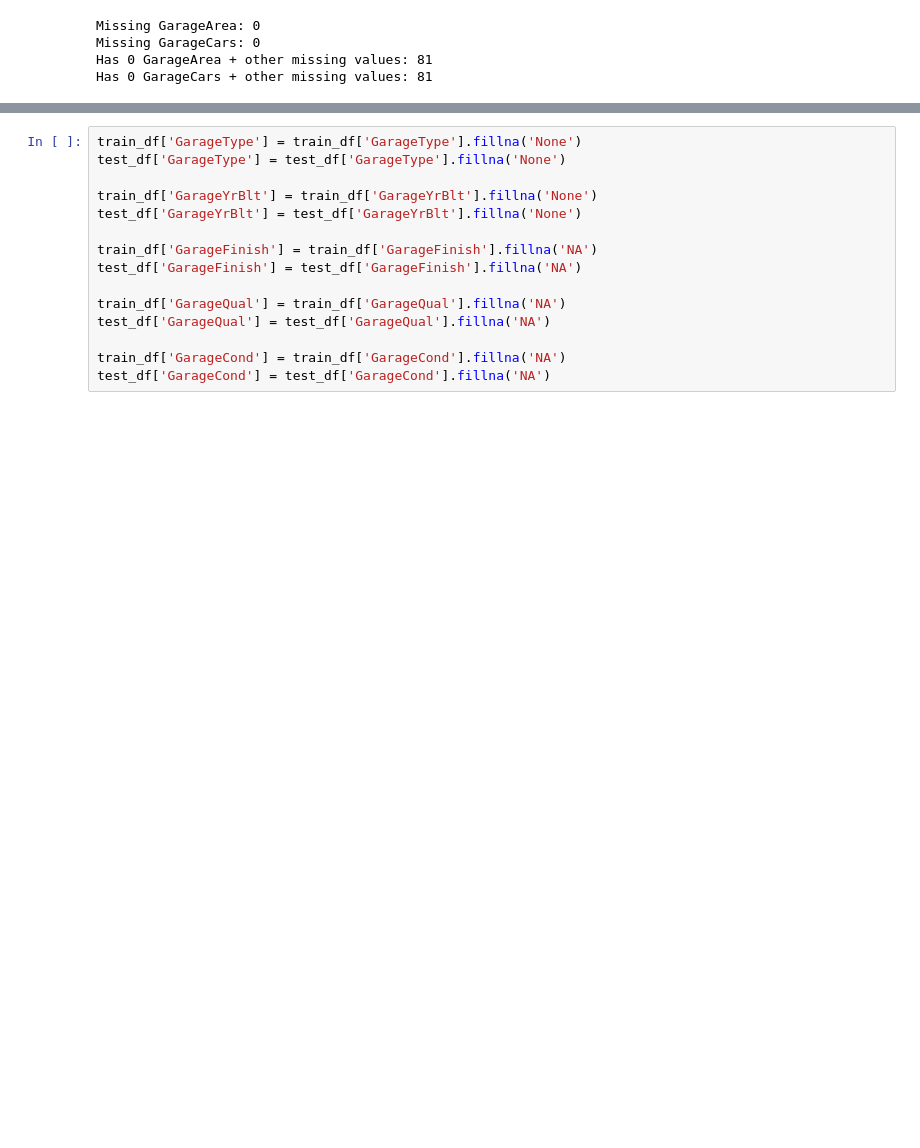
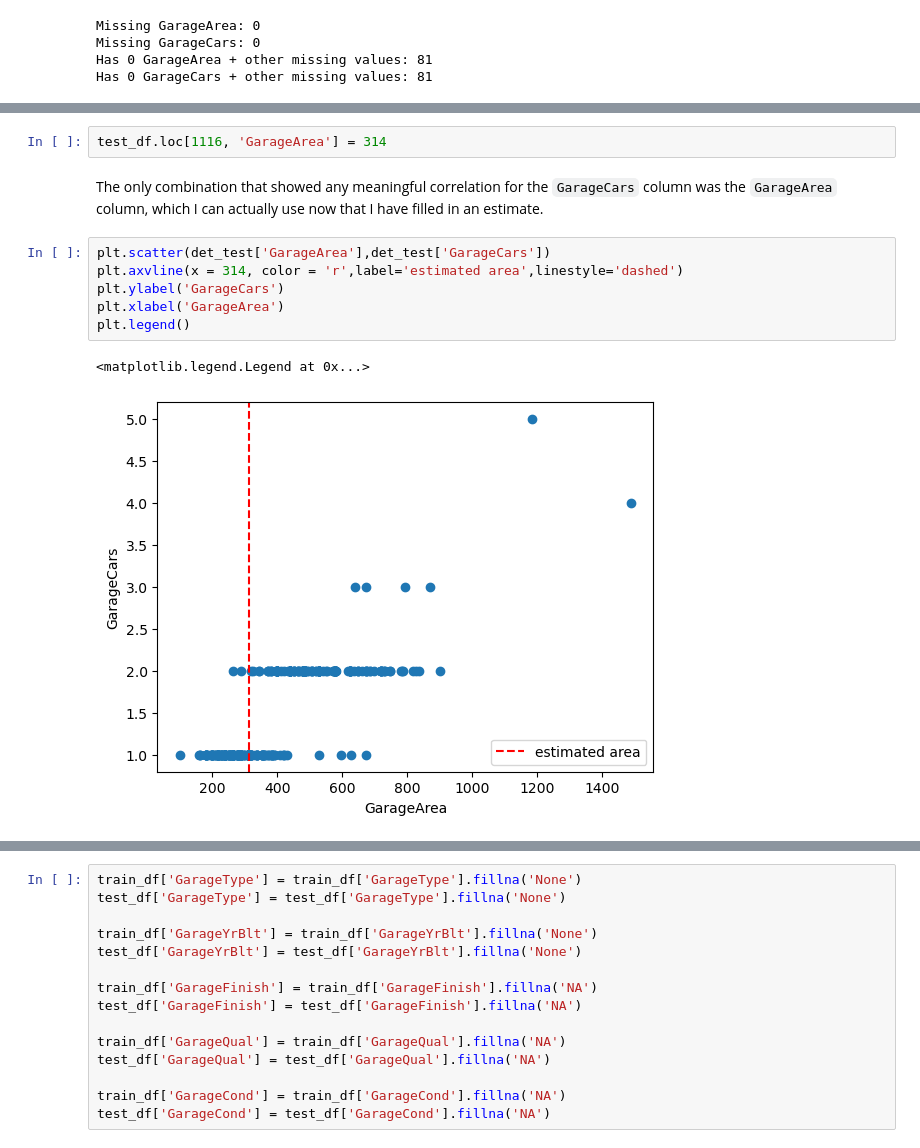
Before and after one commit to MeghanBarritt/kaggle-comp-housing-prices, a Jupyter notebook: Notebooks/2-Data_Cleaning.ipynb, the cells around one changed output, grey strips where cells are left out. Drawn from its saved outputs; the diff is of its cells as text; blank space fills up the shorter version.

```diff
--- a/Notebooks/2-Data_Cleaning.ipynb
+++ b/Notebooks/2-Data_Cleaning.ipynb
@@ -526,0 +388,13 @@ The missing Garage values seem to be the result of not having a garage, and can
+# %%
+test_df.loc[1116, 'GarageArea'] = 314
+# %% [markdown]
+The only combination that showed any meaningful correlation for the `GarageCars` column was the `GarageArea` column, which I can actually use now that I have filled in an estimate.
+# %%
+plt.scatter(det_test['GarageArea'],det_test['GarageCars'])
+plt.axvline(x = 314, color = 'r',label='estimated area',linestyle='dashed')
+plt.ylabel('GarageCars')
+plt.xlabel('GarageArea')
+plt.legend()
+# %% [output]
+<matplotlib.legend.Legend at 0x...>
+[figure, added]
```
Also changed, not shown: parts of 72 cells of this notebook.
